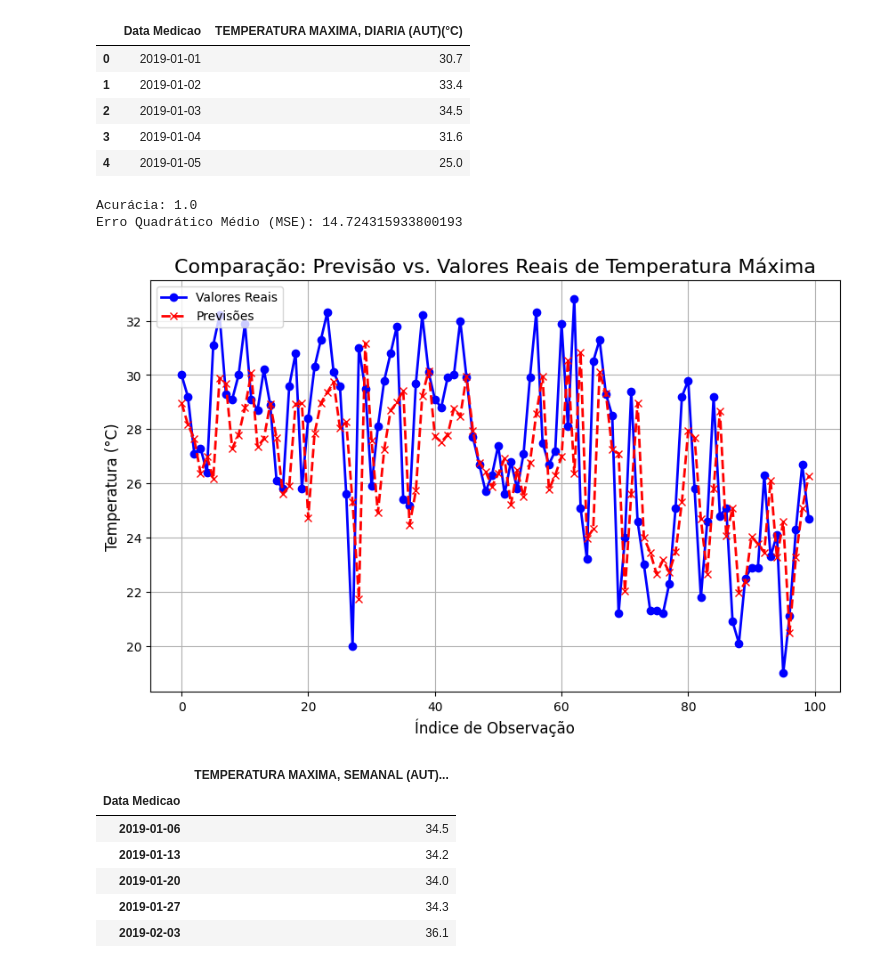
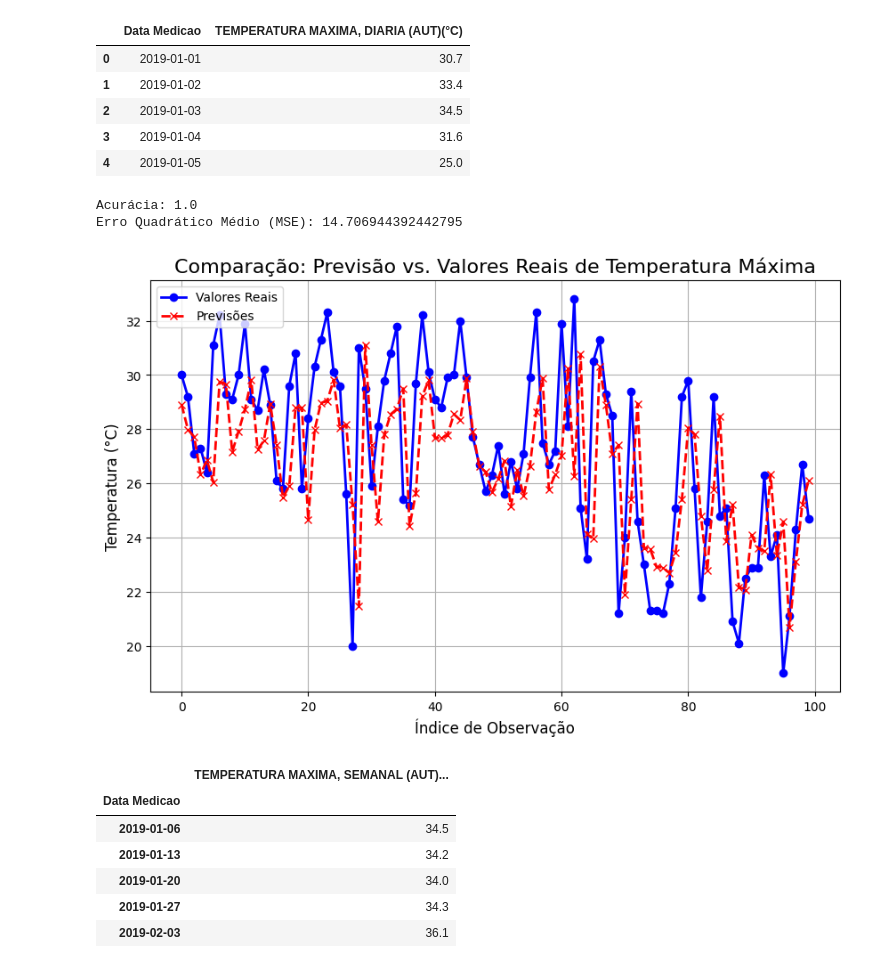
Before and after one commit to Joao-Pedro-Queiroz/Preditor, a Jupyter notebook: projeto.ipynb, the cells around one changed output. Saved outputs shown, nothing was run; the diff lists cells and outputs as text; code cells hidden in the pictures.

```diff
--- a/projeto.ipynb
+++ b/projeto.ipynb
@@ -134,7 +134,7 @@ g = grad(loss)
 df['TEMPERATURA MAXIMA, DIARIA (AUT)(°C)'] = pd.to_numeric(df['TEMPERATURA MAXIMA, DIARIA (AUT)(°C)'], errors='coerce')
 df = df.dropna(subset=['TEMPERATURA MAXIMA, DIARIA (AUT)(°C)'])
 
-n_passos = 5
+n_passos = 4
 X, Y = criar_janelas_temporais(df, n_passos)
 
 n_treino = int(len(X) * 0.7)
@@ -159,35 +159,35 @@ for n in range(n_treinos):
     grad_ = g((w, b, pontos, alvos))
     w -= alpha * grad_[0]
     b -= alpha * grad_[1]
 
 
 y_est = w.T @ X_test.T + b
 
 y_test = np.array([y_test])
 
 print(f"Acurácia: {accuracy(y_test, y_est)}")
 
 mse = calcular_mse(y_test, y_est)
 print(f"Erro Quadrático Médio (MSE): {mse}")
 
 n_samples = 100
 y_test_sample = y_test.flatten()[:n_samples]
 y_est_sample = y_est.flatten()[:n_samples]
 
 
 plt.figure(figsize=(10, 6))
 plt.plot(y_test_sample, label="Valores Reais", color='blue', marker='o', linestyle='-', linewidth=2)
 plt.plot(y_est_sample, label="Previsões", color='red', marker='x', linestyle='--', linewidth=2)
 plt.title("Comparação: Previsão vs. Valores Reais de Temperatura Máxima", fontsize=16)
 plt.xlabel("Índice de Observação", fontsize=12)
 plt.ylabel("Temperatura (°C)", fontsize=12)
 plt.legend(loc="upper left")
 plt.grid(True)
 plt.show()
 # %% [output]
 Acurácia: 1.0
-Erro Quadrático Médio (MSE): 14.724315933800193
+Erro Quadrático Médio (MSE): 14.706944392442795
-[figure, old version]
+[figure, new version]
 # %%
 df = pd.read_csv('data/dados_A771_D_2019-01-01_2024-10-17.csv', sep=';', skiprows=10)
 df.drop(columns=["Unnamed: 2"], inplace=True)
```
Also changed, not shown: parts of 1 cell of this notebook.
